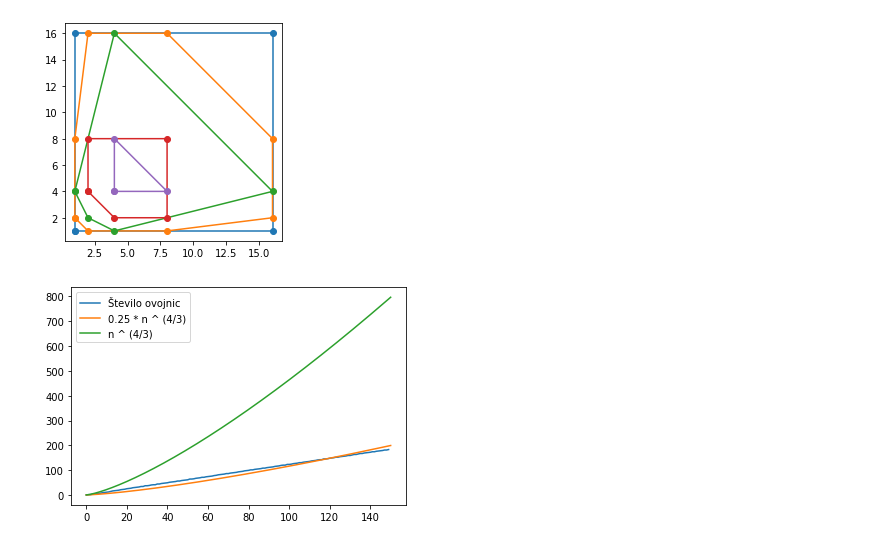
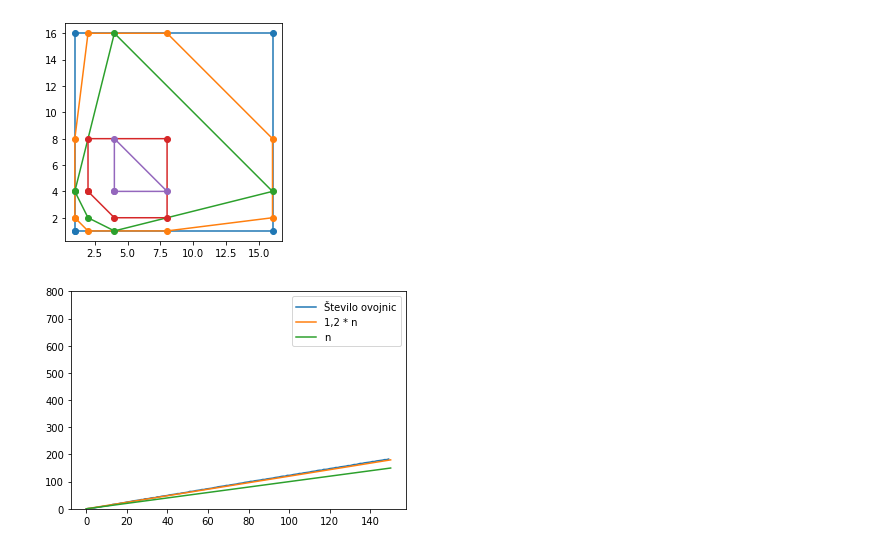
Before and after one commit to mitja-mandic/grid-peeling, a Jupyter notebook: vizualizacija_potencna.ipynb, the cells around one changed output. Cells and saved outputs as stored; diff of their text form; code cells hidden in the pictures.

```diff
--- a/vizualizacija_potencna.ipynb
+++ b/vizualizacija_potencna.ipynb
@@ -35,18 +36,28 @@ plt.axis('square')
 # %%
 #ne poganjaj tega. traja ene 15 min
 seznam = []
+seznam1 = []
 for i in range(150):
     ovojnice = grid_peel_graham_potencna(i,i)
     st_ovojnic = (i, len(ovojnice[1]))
+    st = len(ovojnice[1])
     seznam.append(st_ovojnic)
+    seznam1.append(st)
 # %%
-x = np.linspace(0,150,10000)
+def power_law(x, a, b):
+    return a*np.power(x, b)
+x = [i for i in range(150)]
+#print(x)
+x1 = np.linspace(0, 150, 10000)
 graf = plt.figure()
 plt.plot(*zip(*seznam), label = "Število ovojnic")
-plt.plot(x,0.25 * x **(4/3), label = "0.25 * n ^ (4/3)")
-plt.plot(x,x **(4/3), label = "n ^ (4/3)")
+pars, cov = curve_fit(f=power_law, xdata=x, ydata=seznam1)
+#print(pars)
+plt.plot(x1, 1.2 * x1, label = "1,2 * n")
+plt.plot(x1, x1, label = "n")
+plt.ylim(0, 800)
 plt.legend()
 
 #plt.savefig("st_ovojnic_potencna.jpg",bbox_inches='tight', dpi=600)
 # %% [output]
-[figure, old version]
+[figure, new version]
```
Also changed, not shown: parts of 1 cell of this notebook, 5 other files.
